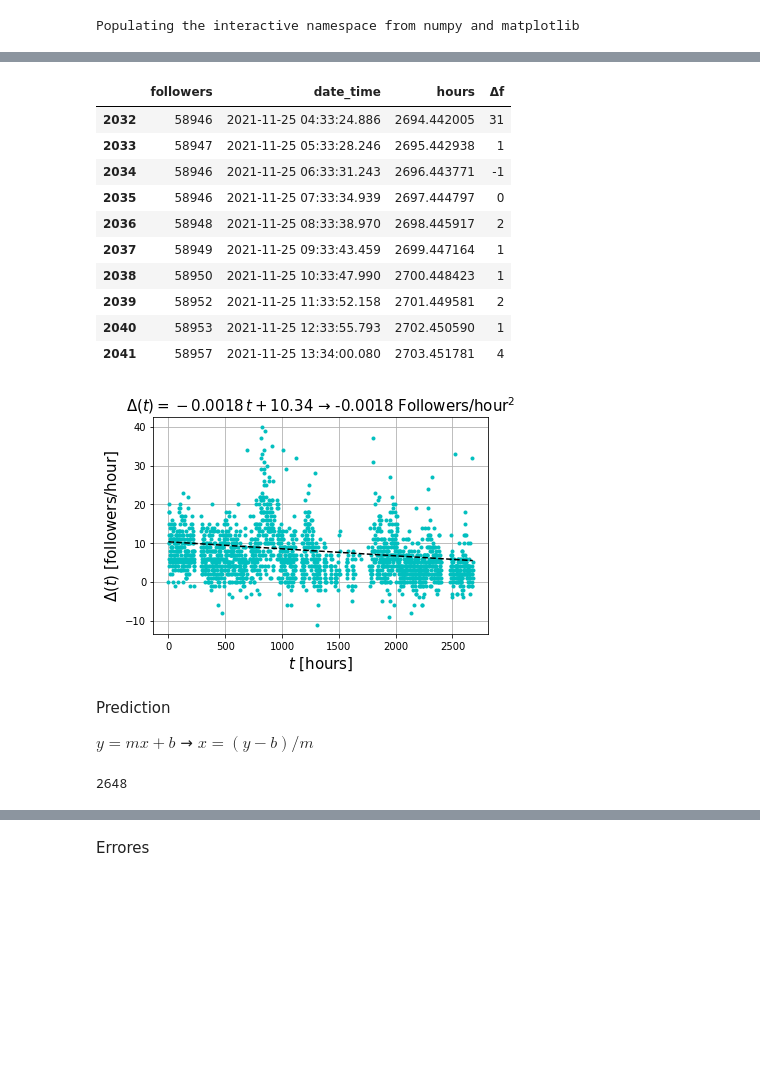
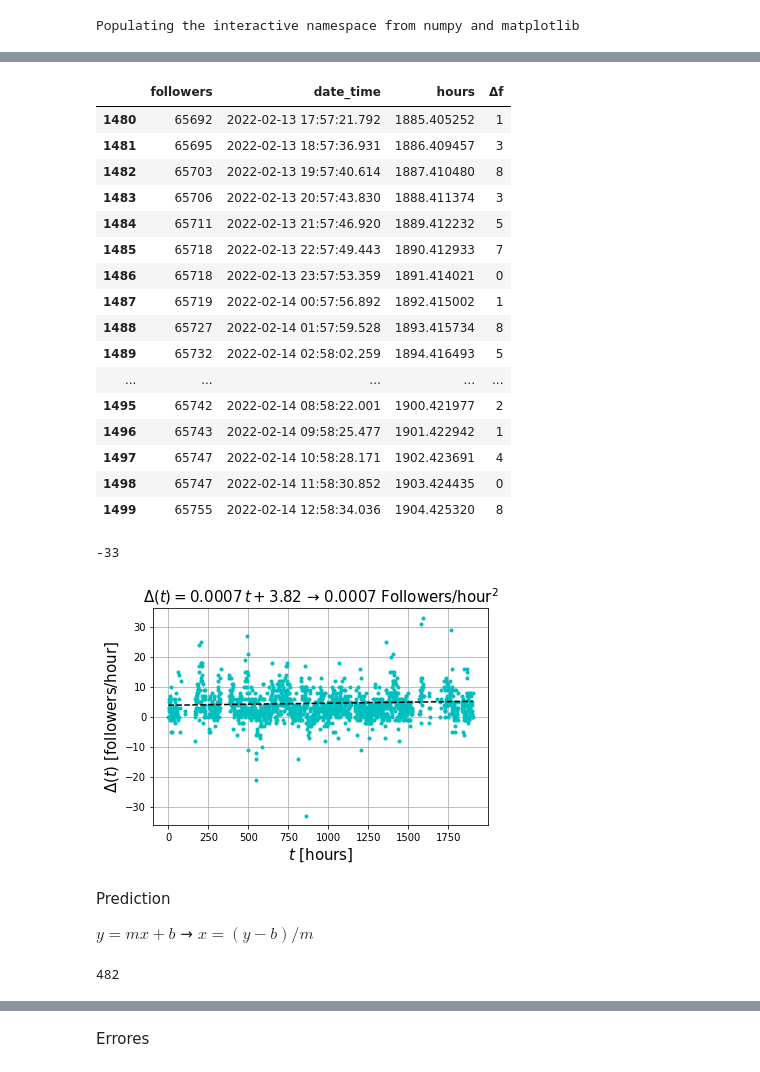
Before and after one commit to restrepo/instagram, a Jupyter notebook: analysis.ipynb, the cells around one changed output, grey strips where cells are left out. Cells and saved outputs as stored; diff of their text form; code cells hidden in the pictures; blank space fills up the shorter version.

```diff
--- a/analysis.ipynb
+++ b/analysis.ipynb
@@ -10,5 +13,9 @@ def line(x,m,b):
 # %%
+def line(x,m,b):
+    return m*x+b
+
 df=pd.read_json('followers.json')
+df=df.iloc[-1500:].reset_index(drop=True)
 #df=df[-20:].reset_index(drop=True)
 
 #df['hours']=df['date_time'].apply(lambda t: (t-df.loc[0,'date_time']).seconds/3600  )
@@ -31,18 +38,28 @@ plt.savefig('followers.png')
 # %%
 df['Δf']=[0]+list(df.followers.values[1:]-df.followers.values[:-1])
-df.iloc[-10:]#[-24*1:]#['Δf'].sum()
+df.iloc[-20:]#[-24*1:]#['Δf'].sum()
 # %% [output]
 |  | followers | date_time | hours | Δf |
-| 2032 | 58946 | 2021-11-25 04:33:24.886 | 2694.442005 | 31 |
-| 2033 | 58947 | 2021-11-25 05:33:28.246 | 2695.442938 | 1 |
-| 2034 | 58946 | 2021-11-25 06:33:31.243 | 2696.443771 | -1 |
-| 2035 | 58946 | 2021-11-25 07:33:34.939 | 2697.444797 | 0 |
-| 2036 | 58948 | 2021-11-25 08:33:38.970 | 2698.445917 | 2 |
-| 2037 | 58949 | 2021-11-25 09:33:43.459 | 2699.447164 | 1 |
-| 2038 | 58950 | 2021-11-25 10:33:47.990 | 2700.448423 | 1 |
-| 2039 | 58952 | 2021-11-25 11:33:52.158 | 2701.449581 | 2 |
-| 2040 | 58953 | 2021-11-25 12:33:55.793 | 2702.450590 | 1 |
-| 2041 | 58957 | 2021-11-25 13:34:00.080 | 2703.451781 | 4 |
+| 1480 | 65692 | 2022-02-13 17:57:21.792 | 1885.405252 | 1 |
+| 1481 | 65695 | 2022-02-13 18:57:36.931 | 1886.409457 | 3 |
+| 1482 | 65703 | 2022-02-13 19:57:40.614 | 1887.410480 | 8 |
+| 1483 | 65706 | 2022-02-13 20:57:43.830 | 1888.411374 | 3 |
+| 1484 | 65711 | 2022-02-13 21:57:46.920 | 1889.412232 | 5 |
+| 1485 | 65718 | 2022-02-13 22:57:49.443 | 1890.412933 | 7 |
+| 1486 | 65718 | 2022-02-13 23:57:53.359 | 1891.414021 | 0 |
+| 1487 | 65719 | 2022-02-14 00:57:56.892 | 1892.415002 | 1 |
+| 1488 | 65727 | 2022-02-14 01:57:59.528 | 1893.415734 | 8 |
+| 1489 | 65732 | 2022-02-14 02:58:02.259 | 1894.416493 | 5 |
+| ... | ... | ... | ... | ... |
+| 1495 | 65742 | 2022-02-14 08:58:22.001 | 1900.421977 | 2 |
+| 1496 | 65743 | 2022-02-14 09:58:25.477 | 1901.422942 | 1 |
+| 1497 | 65747 | 2022-02-14 10:58:28.171 | 1902.423691 | 4 |
+| 1498 | 65747 | 2022-02-14 11:58:30.852 | 1903.424435 | 0 |
+| 1499 | 65755 | 2022-02-14 12:58:34.036 | 1904.425320 | 8 |
+# %%
+df.Δf.min()
+# %% [output]
+-33
 # %%
 t=np.linspace(0,900)
 dfl=df[df['Δf']<41]
@@ -56,7 +73,7 @@ plt.ylabel('$\Delta(t)$ [followers/hour]',size=15)
 plt.xlabel('$t$ [hours]',size=15)
 plt.grid()
 # %% [output]
-[figure, old version]
+[figure, new version]
 # %% [markdown]
 Prediction
 
@@ -69,7 +86,7 @@ y=60000
 h=int(round(hours(y,m,b),0))
 h
 # %% [output]
-2648
+482
 # %%
 import datetime
 # %%
```
Also changed, not shown: parts of 27 cells of this notebook, 2 other files.
